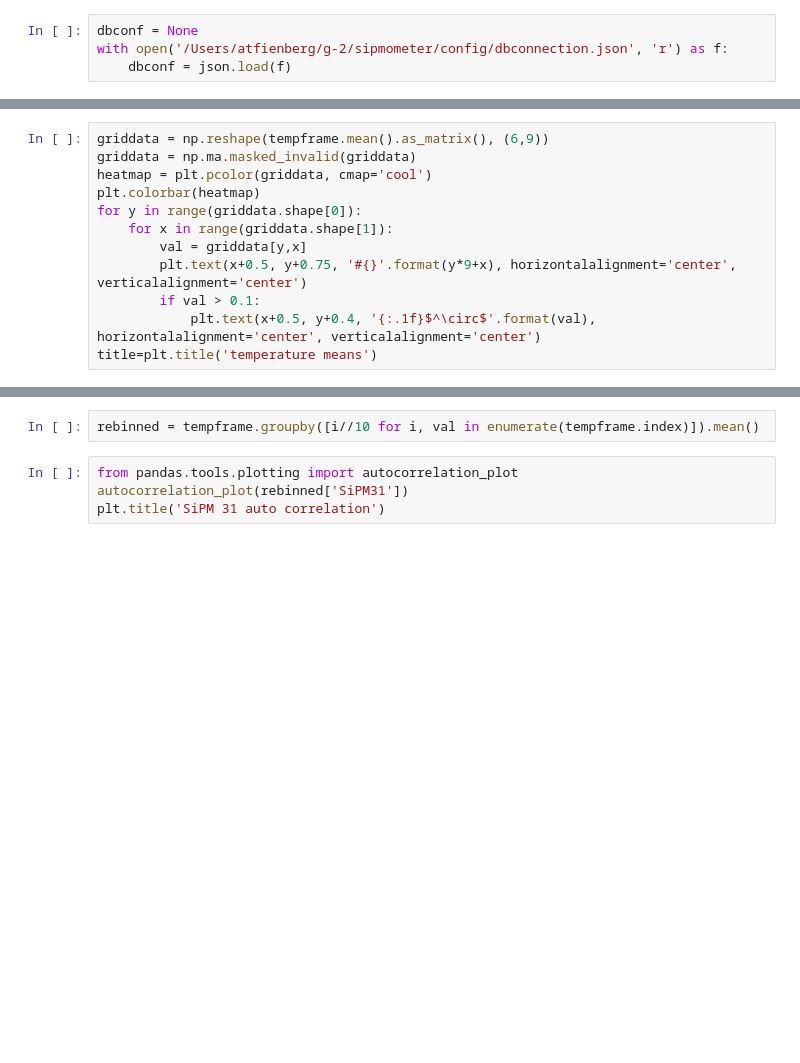
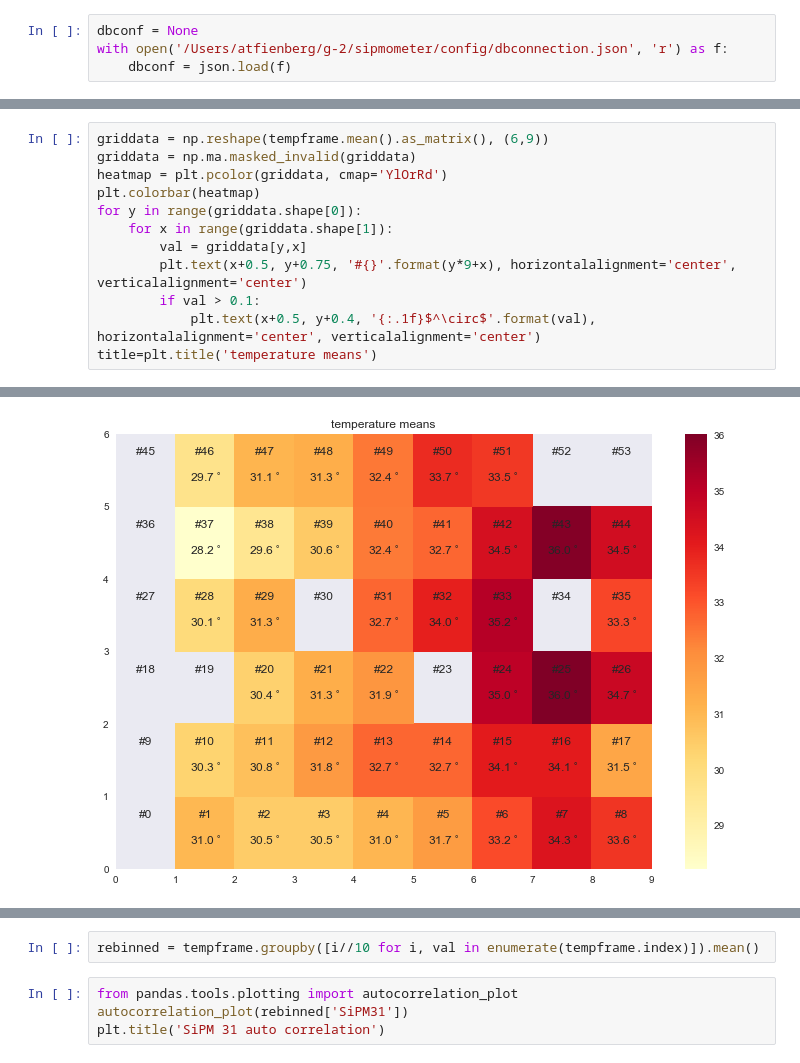
Before and after one commit to atfienberg/slowControlDBPlots, a Jupyter notebook: sipmTemps.ipynb, the cells around one changed output, grey strips where cells are left out. Drawn from its saved outputs; the diff is of its cells as text; blank space fills up the shorter version.

```diff
--- a/sipmTemps.ipynb
+++ b/sipmTemps.ipynb
@@ -47,7 +49,7 @@ mean = tempframe.mean(1).plot()
 # %%
 griddata = np.reshape(tempframe.mean().as_matrix(), (6,9))
 griddata = np.ma.masked_invalid(griddata)
-heatmap = plt.pcolor(griddata, cmap='cool')
+heatmap = plt.pcolor(griddata, cmap='YlOrRd')
 plt.colorbar(heatmap)
 for y in range(griddata.shape[0]):
     for x in range(griddata.shape[1]):
@@ -62,3 +62,4 @@ title=plt.title('temperature means')
+[figure, added]
 # %%
 hists = tempframe.plot.hist(stacked=True, legend=False, bins=100)
 # %% [output]
```
Also changed, not shown: parts of 18 cells of this notebook.
